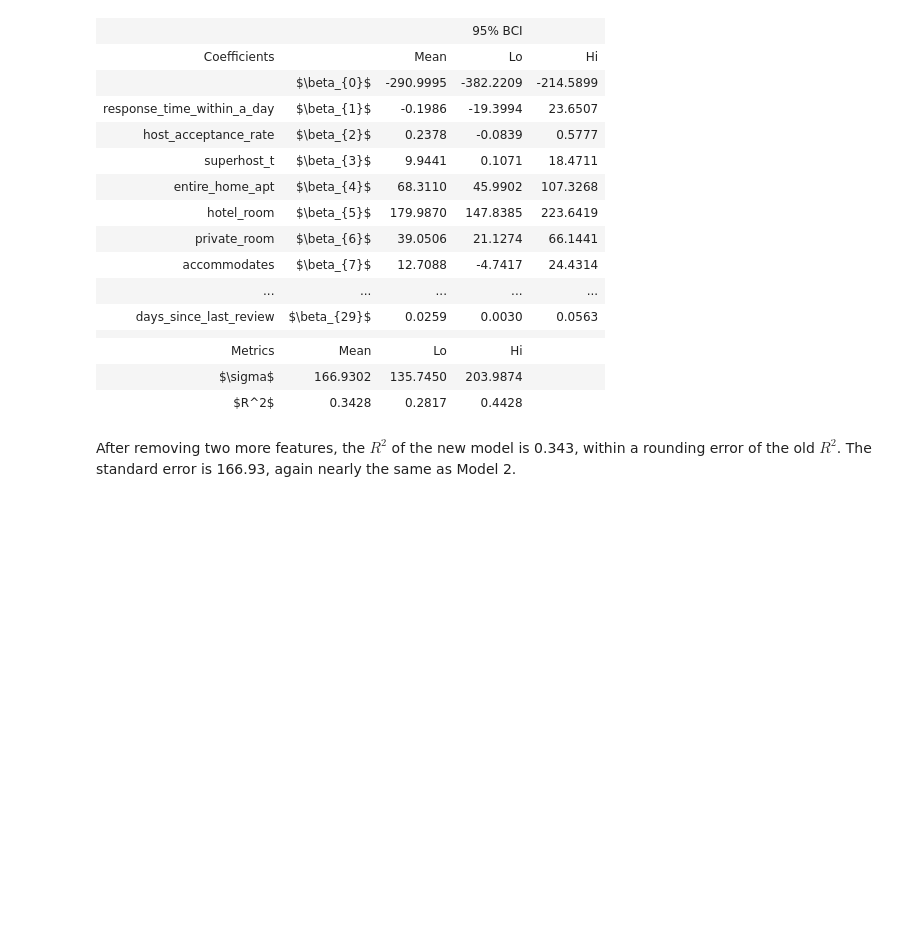
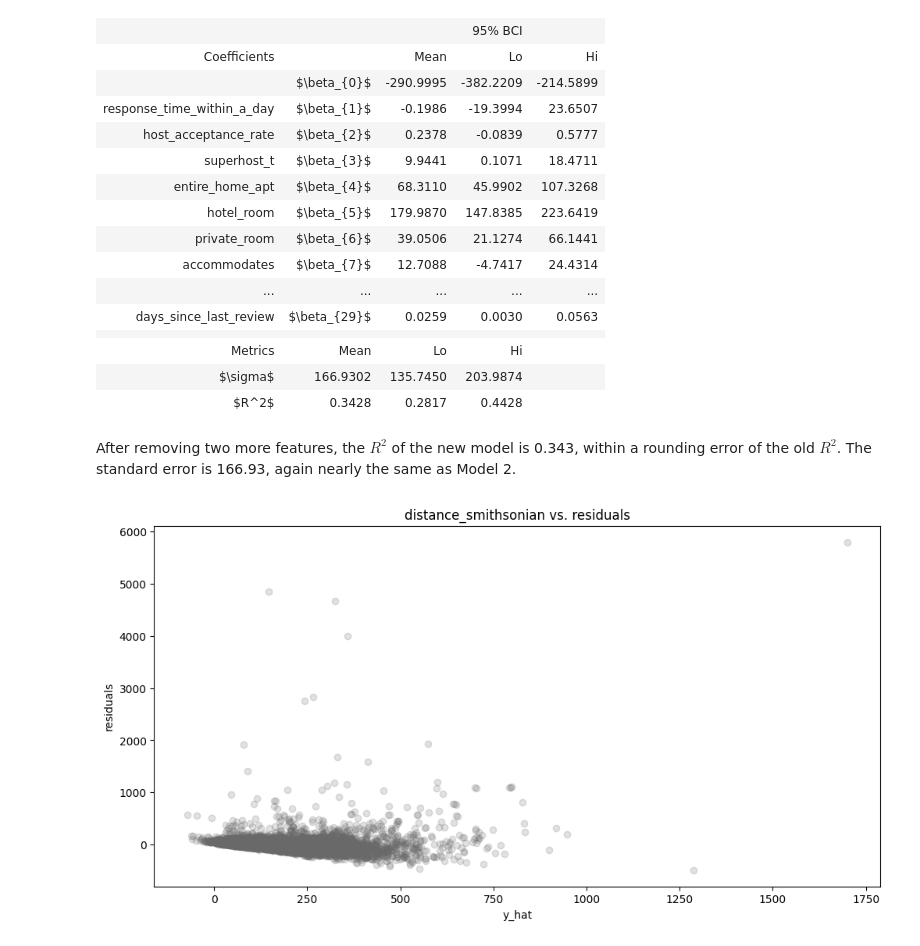
Before and after one commit to ayee6/JHUDataScienceGroup9, a Jupyter notebook: model1.ipynb, the cells around one changed output. Saved outputs shown, nothing was run; the diff lists cells and outputs as text; code cells hidden in the pictures; blank space fills up the shorter version.

```diff
--- a/model1.ipynb
+++ b/model1.ipynb
@@ -408,3 +399,19 @@ Model: price ~ response_time_within_a_day + host_acceptance_rate + superhost_t +
 | $R^2$ | 0.3428 | 0.2817 | 0.4428 |  |
 # %% [markdown]
 After removing two more features, the $R^2$ of the new model is 0.343, within a rounding error of the old $R^2$. The standard error is 166.93, again nearly the same as Model 2.
+# %%
+figure = plt.figure(figsize=(12, 6))
+
+axes = figure.add_subplot(1, 1, 1)
+axes.scatter(result3['y_hat'], result3['residuals'], marker="o", color="dimgray", alpha=0.2)
+
+axes.set_ylabel("residuals")
+axes.set_xlabel("y_hat")
+axes.set_title("distance_smithsonian vs. residuals")
+
+#axes.set_ylim(-1000,1000)
+
+plt.show()
+plt.close()
+# %% [output]
+[figure, added]
```
Also changed, not shown: parts of 11 cells of this notebook.
